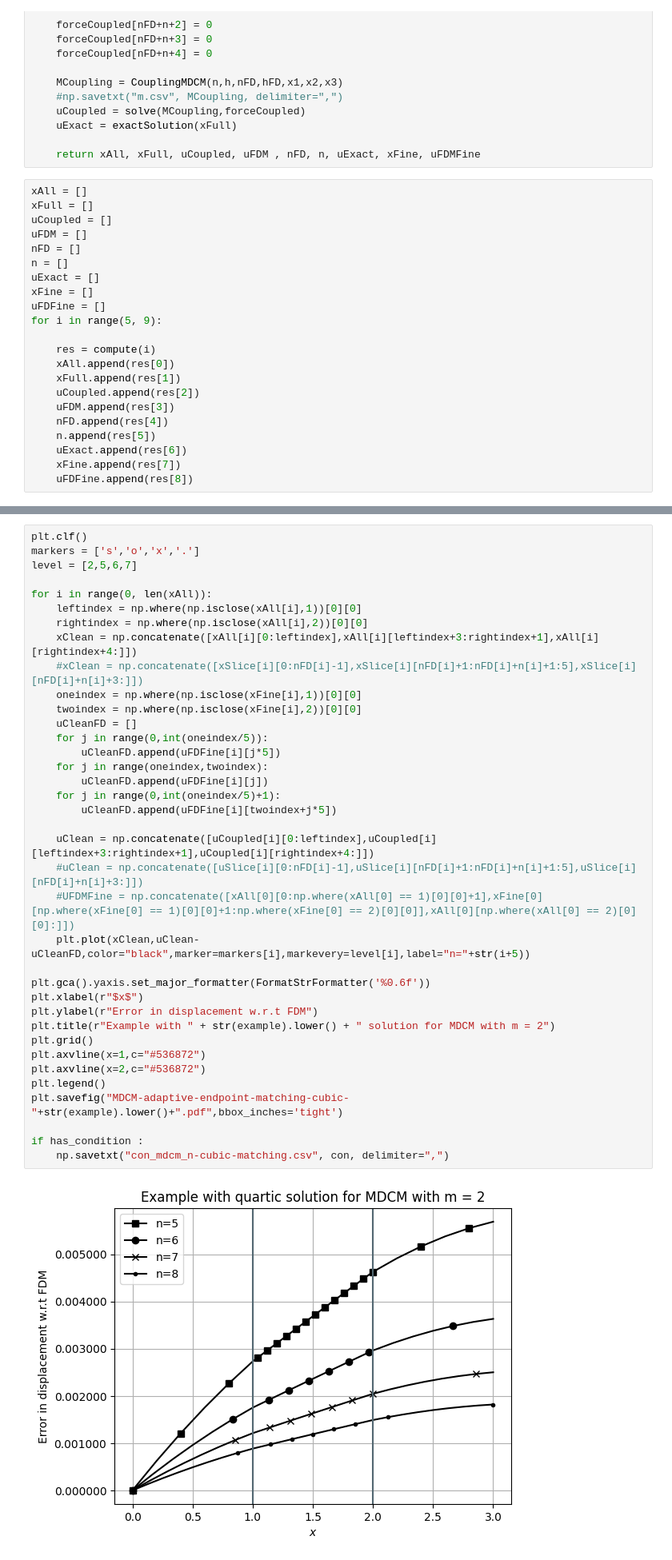
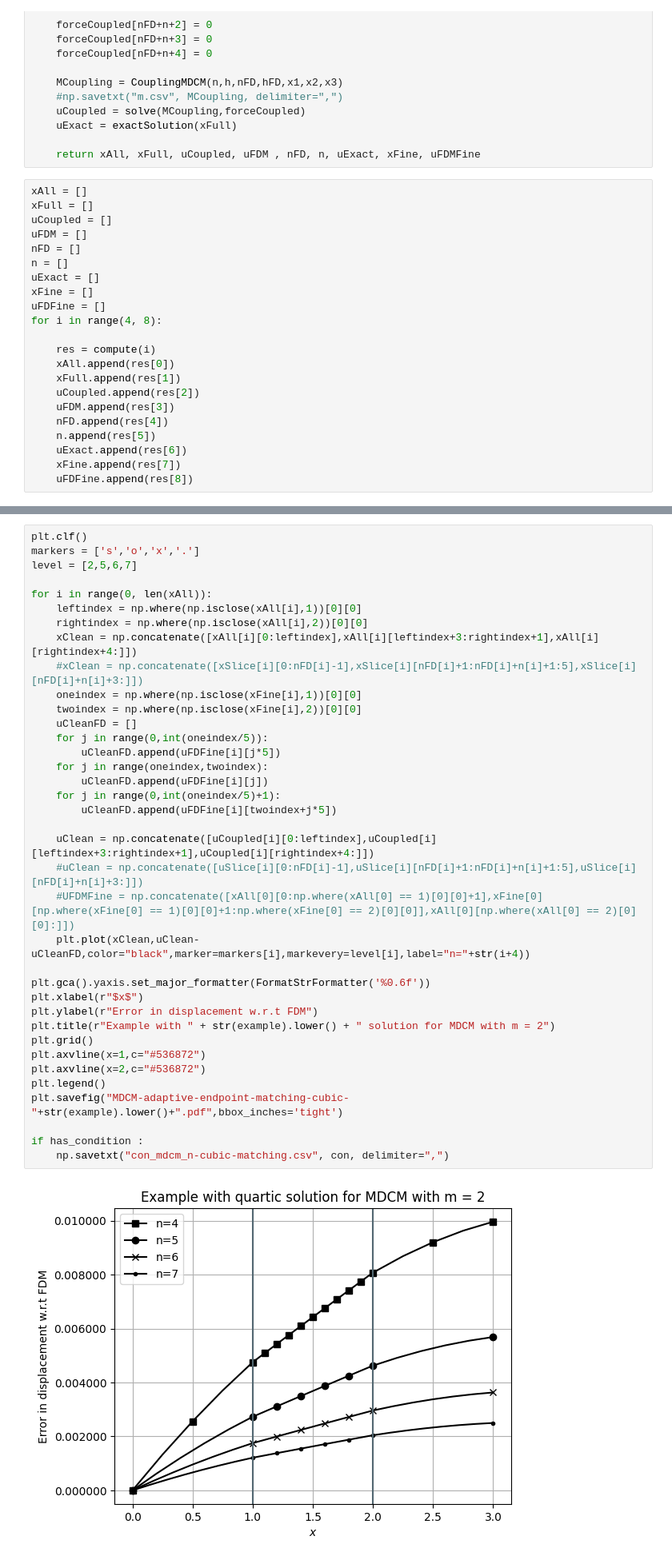
Before and after one commit to diehlpk/reusommer21, a Jupyter notebook: Coupling-MDCM-Adaptive-endpoint-matching-Cubic.ipynb, the cells around one changed output, grey strips where cells are left out. Shown at 80% size. Drawn from its saved outputs; the diff is of its cells as text.

Commit message:
Update plot

```diff
--- a/Coupling-MDCM-Adaptive-endpoint-matching-Cubic.ipynb
+++ b/Coupling-MDCM-Adaptive-endpoint-matching-Cubic.ipynb
@@ -288,7 +288,7 @@ n = []
 uExact = []
 xFine = []
 uFDFine = []
-for i in range(5, 9):
+for i in range(4, 8):
 
     res = compute(i)
     xAll.append(res[0])
@@ -328,32 +328,32 @@ for i in range(0, len(xAll)):
     rightindex = np.where(np.isclose(xAll[i],2))[0][0]
     xClean = np.concatenate([xAll[i][0:leftindex],xAll[i][leftindex+3:rightindex+1],xAll[i][rightindex+4:]])
     #xClean = np.concatenate([xSlice[i][0:nFD[i]-1],xSlice[i][nFD[i]+1:nFD[i]+n[i]+1:5],xSlice[i][nFD[i]+n[i]+3:]])
     oneindex = np.where(np.isclose(xFine[i],1))[0][0]
     twoindex = np.where(np.isclose(xFine[i],2))[0][0]
     uCleanFD = []
     for j in range(0,int(oneindex/5)):
         uCleanFD.append(uFDFine[i][j*5])
     for j in range(oneindex,twoindex):
         uCleanFD.append(uFDFine[i][j])
     for j in range(0,int(oneindex/5)+1):
         uCleanFD.append(uFDFine[i][twoindex+j*5])
 
     uClean = np.concatenate([uCoupled[i][0:leftindex],uCoupled[i][leftindex+3:rightindex+1],uCoupled[i][rightindex+4:]])
     #uClean = np.concatenate([uSlice[i][0:nFD[i]-1],uSlice[i][nFD[i]+1:nFD[i]+n[i]+1:5],uSlice[i][nFD[i]+n[i]+3:]])
     #UFDMFine = np.concatenate([xAll[0][0:np.where(xAll[0] == 1)[0][0]+1],xFine[0][np.where(xFine[0] == 1)[0][0]+1:np.where(xFine[0] == 2)[0][0]],xAll[0][np.where(xAll[0] == 2)[0][0]:]])
-    plt.plot(xClean,uClean-uCleanFD,color="black",marker=markers[i],markevery=level[i],label="n="+str(i+5))
+    plt.plot(xClean,uClean-uCleanFD,color="black",marker=markers[i],markevery=level[i],label="n="+str(i+4))
 
 plt.gca().yaxis.set_major_formatter(FormatStrFormatter('%0.6f'))
 plt.xlabel(r"$x$")
 plt.ylabel(r"Error in displacement w.r.t FDM")
 plt.title(r"Example with " + str(example).lower() + " solution for MDCM with m = 2")
 plt.grid()
 plt.axvline(x=1,c="#536872")
 plt.axvline(x=2,c="#536872")
 plt.legend()
 plt.savefig("MDCM-adaptive-endpoint-matching-cubic-"+str(example).lower()+".pdf",bbox_inches='tight')
 
 if has_condition :
     np.savetxt("con_mdcm_n-cubic-matching.csv", con, delimiter=",")
 # %% [output]
-[figure, old version]
+[figure, new version]
```
Also changed, not shown: 1 other file.
